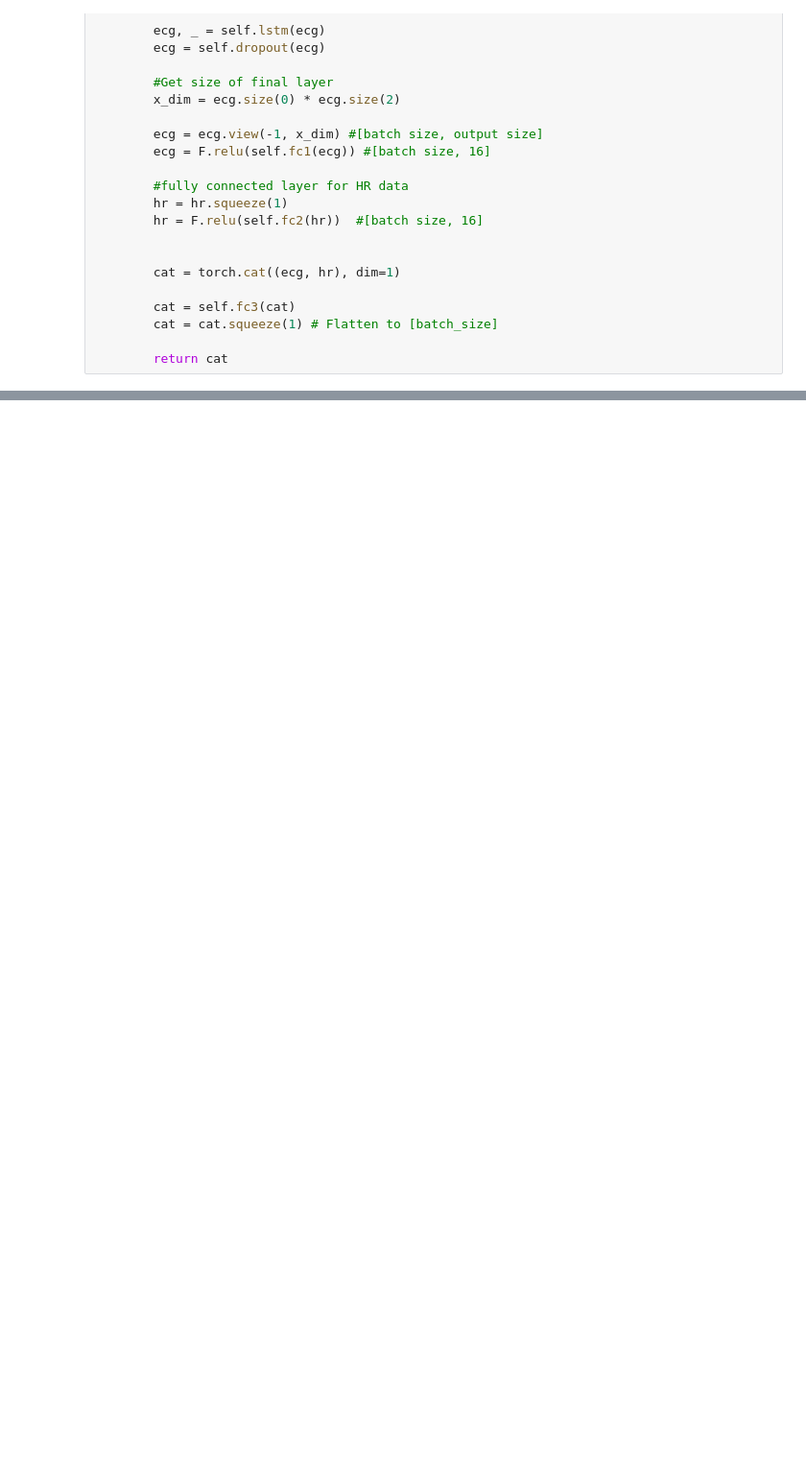
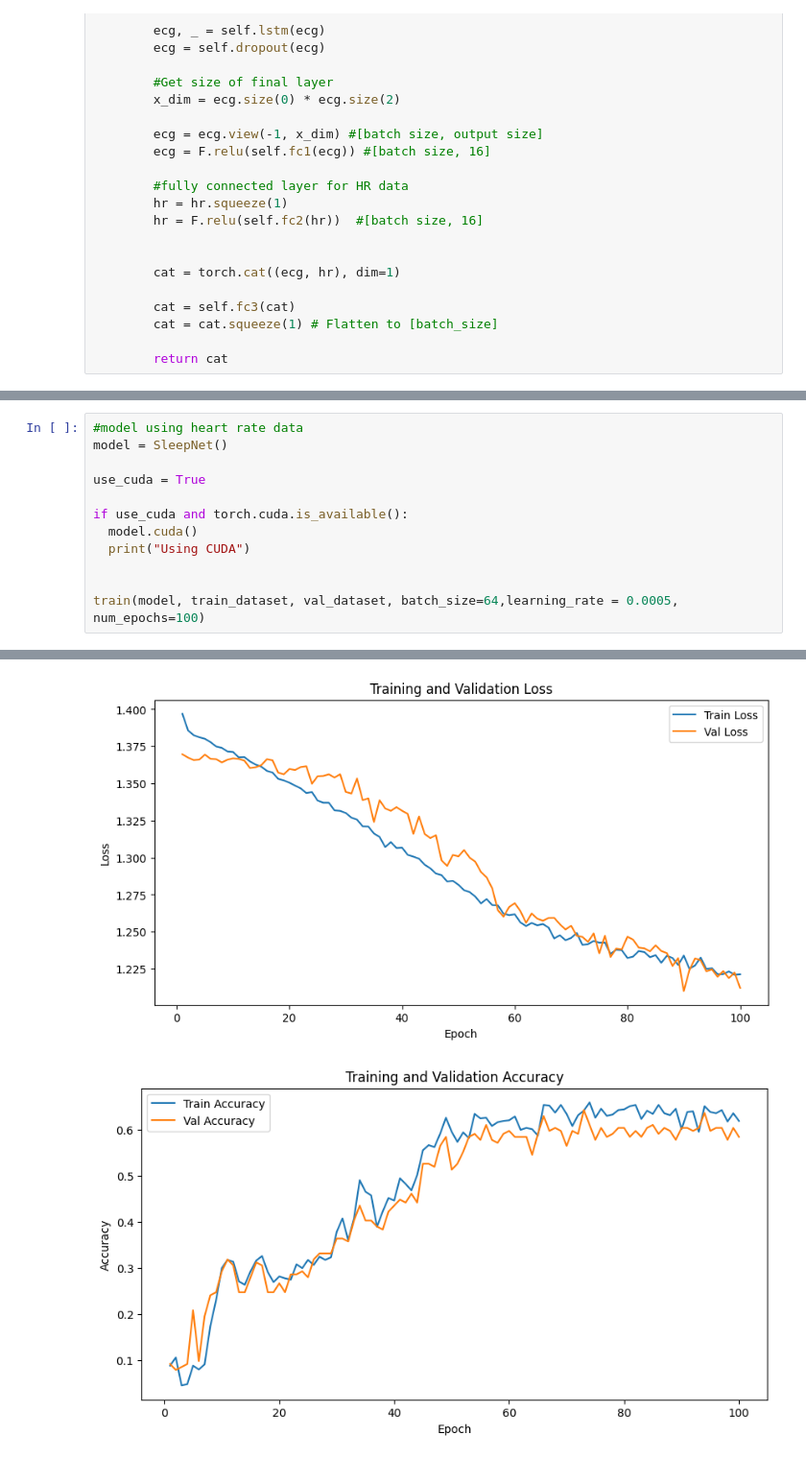
Before and after one commit to sunghwanism/FM_for_bio_signal, a Jupyter notebook: report/ecg_hr_basic_model.ipynb, the cells around one changed output, grey strips where cells are left out. Shown: that part at 96% size. Cells and saved outputs as stored; diff of their text form; blank space fills up the shorter version.

```diff
--- a/report/ecg_hr_basic_model.ipynb
+++ b/report/ecg_hr_basic_model.ipynb
@@ -377,0 +341,13 @@ Epoch [12/20], Train Loss: 1.3378, Train Accuracy: 0.4739, Val Loss: 1.3417, Val
+# %%
+#model using heart rate data
+model = SleepNet()
+
+use_cuda = True
+
+if use_cuda and torch.cuda.is_available():
+  model.cuda()
+  print("Using CUDA")
+
+
+train(model, train_dataset, val_dataset, batch_size=64,learning_rate = 0.0005, num_epochs=100)
+# %% [output]
@@ -378,3 +371,5 @@ Epoch [12/20], Train Loss: 1.3378, Train Accuracy: 0.4739, Val Loss: 1.3417, Val
+[figure, added]
+[figure, added]
 # %%
 #model using activity data
 model = SleepNet()
```
Also changed, not shown: parts of 12 cells of this notebook.
